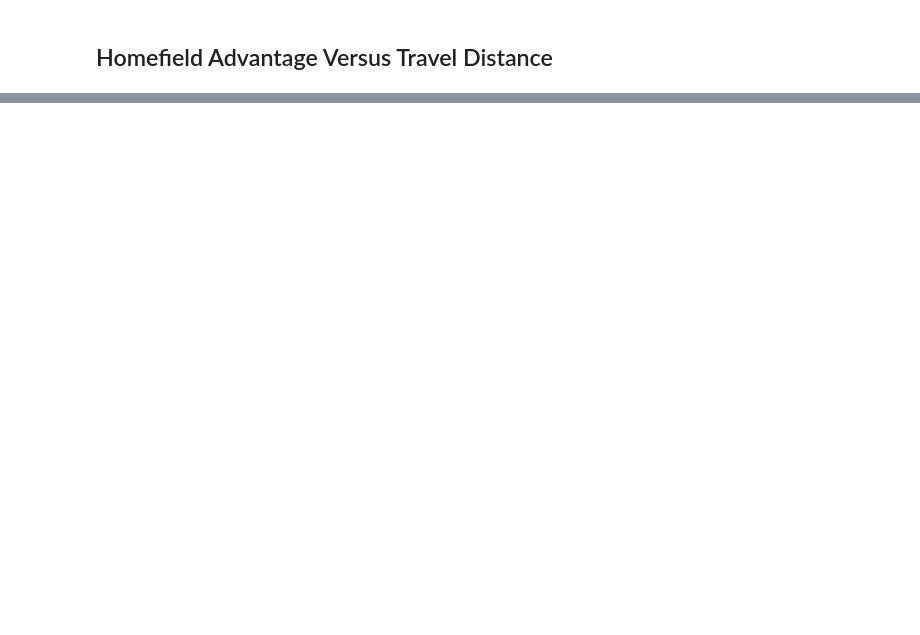
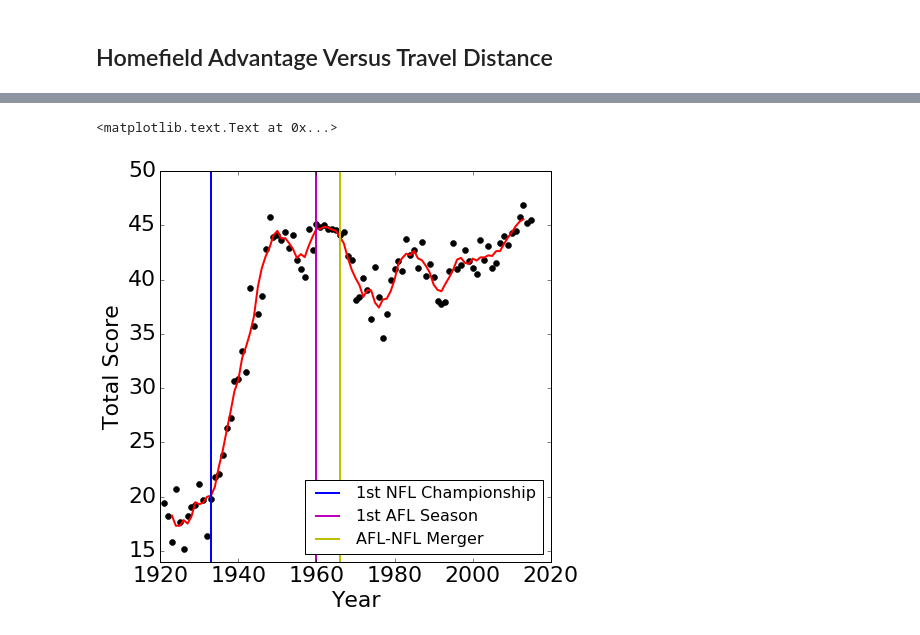
Before and after one commit to davidlundgren/NFLData, a Jupyter notebook: Demo.ipynb, the cells around one changed output, grey strips where cells are left out. Cells and saved outputs as stored; diff of their text form; code cells hidden in the pictures; blank space fills up the shorter version.

```diff
--- a/Demo.ipynb
+++ b/Demo.ipynb
@@ -150,0 +94,21 @@ ylim([0, 4])
+# %%
+fig = plt.figure(num=None, figsize=(7, 7), dpi=80, facecolor='w', edgecolor='k')
+mpl.rcParams.update({'font.size': 22})
+scores['TotalScore'] = scores['HomeScore'] + scores['AwayScore']
+tots = [scores[scores['Season'] == year]['TotalScore'].mean() for year in np.arange(1921, 2016)]
+plt.plot(np.arange(1921, 2016), tots, 'ko')
+ave_tots = [scores[(scores['Season'] >= year - win_plus_minus) & \
+            (scores['Season'] <= year + win_plus_minus)]['TotalScore'].mean() \
+             for year in win_range]
+plt.plot(win_range, ave_tots, 'r-', linewidth=2)
+y_range = np.linspace(10, 50, 100)
+plt.plot(1933*np.ones_like(y_range), y_range, 'b-', linewidth=2, label='1st NFL Championship')
+plt.plot(1960*np.ones_like(y_range), y_range, 'm-', linewidth=2, label='1st AFL Season')
+plt.plot(1966*np.ones_like(y_range), y_range, 'y-', linewidth=2, label='AFL-NFL Merger')
+legend(fontsize=16, loc='lower right')
+ylim([14, 50])
+xlabel('Year')
+ylabel('Total Score')
+# %% [output]
+<matplotlib.text.Text at 0x...>
+[figure, added]
```
Also changed, not shown: parts of 12 cells of this notebook.
